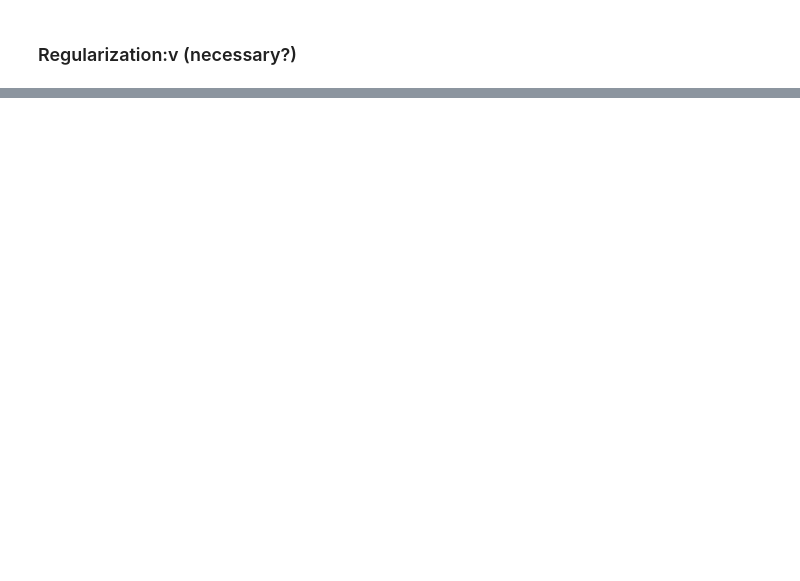
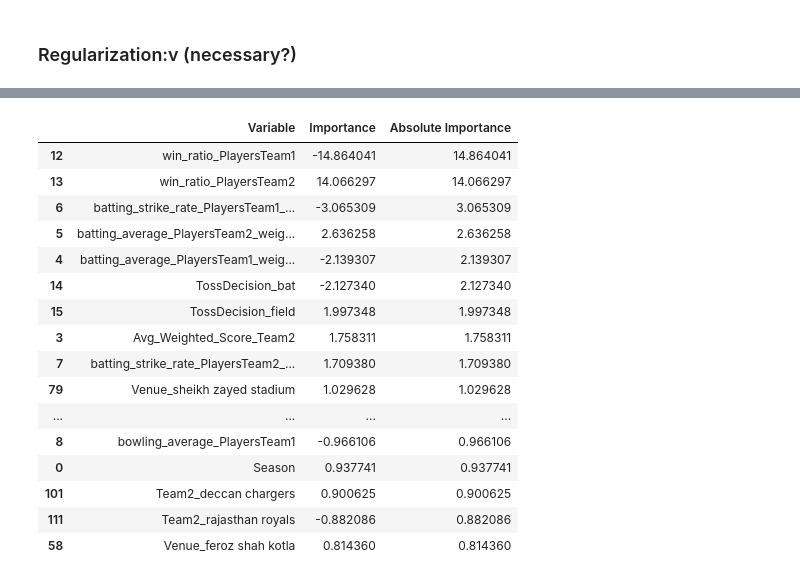
Before and after one commit to patrickevans29/ipl_prediction_model, a Jupyter notebook: notebooks/gomboski_notebook_features2.ipynb, the cells around one changed output, grey strips where cells are left out. Saved outputs shown, nothing was run; the diff lists cells and outputs as text; code cells hidden in the pictures; blank space fills up the shorter version.

```diff
--- a/notebooks/gomboski_notebook_features2.ipynb
+++ b/notebooks/gomboski_notebook_features2.ipynb
@@ -1179,5 +1179,5 @@ from statsmodels.stats.outliers_influence import variance_inflation_factor
 # %%
-import statsmodels.api as sm
+#import statsmodels.api as sm
 
-X = sm.add_constant(X)
+#X = sm.add_constant(X)
 # %%
@@ -1248,0 +1244,3 @@ cv['test_score'].mean()
+# %%
+# fit the model
+best_model.fit(X_train, y_train)
@@ -1248,0 +1268,2 @@ cv['test_score'].mean()
+# %%
+feature_importances = best_model.feature_importances_
@@ -1248,0 +1305,26 @@ cv['test_score'].mean()
+# %%
+df_importance = pd.DataFrame({'Variable': X.columns, 'Importance': feature_importances})
+df_importance['Absolute Importance'] = df_importance['Importance'].abs()
+
+
+df_importance = df_importance.sort_values(by='Absolute Importance', ascending=False)
+# %%
+df_importance.head(20)
+# %% [output]
+|  | Variable | Importance | Absolute Importance |
+| 12 | win_ratio_PlayersTeam1 | -14.864041 | 14.864041 |
+| 13 | win_ratio_PlayersTeam2 | 14.066297 | 14.066297 |
+| 6 | batting_strike_rate_PlayersTeam1_... | -3.065309 | 3.065309 |
+| 5 | batting_average_PlayersTeam2_weig... | 2.636258 | 2.636258 |
+| 4 | batting_average_PlayersTeam1_weig... | -2.139307 | 2.139307 |
+| 14 | TossDecision_bat | -2.127340 | 2.127340 |
+| 15 | TossDecision_field | 1.997348 | 1.997348 |
+| 3 | Avg_Weighted_Score_Team2 | 1.758311 | 1.758311 |
+| 7 | batting_strike_rate_PlayersTeam2_... | 1.709380 | 1.709380 |
+| 79 | Venue_sheikh zayed stadium | 1.029628 | 1.029628 |
+| ... | ... | ... | ... |
+| 8 | bowling_average_PlayersTeam1 | -0.966106 | 0.966106 |
+| 0 | Season | 0.937741 | 0.937741 |
+| 101 | Team2_deccan chargers | 0.900625 | 0.900625 |
+| 111 | Team2_rajasthan royals | -0.882086 | 0.882086 |
+| 58 | Venue_feroz shah kotla | 0.814360 | 0.814360 |
```
Also changed, not shown: parts of 27 cells of this notebook.
